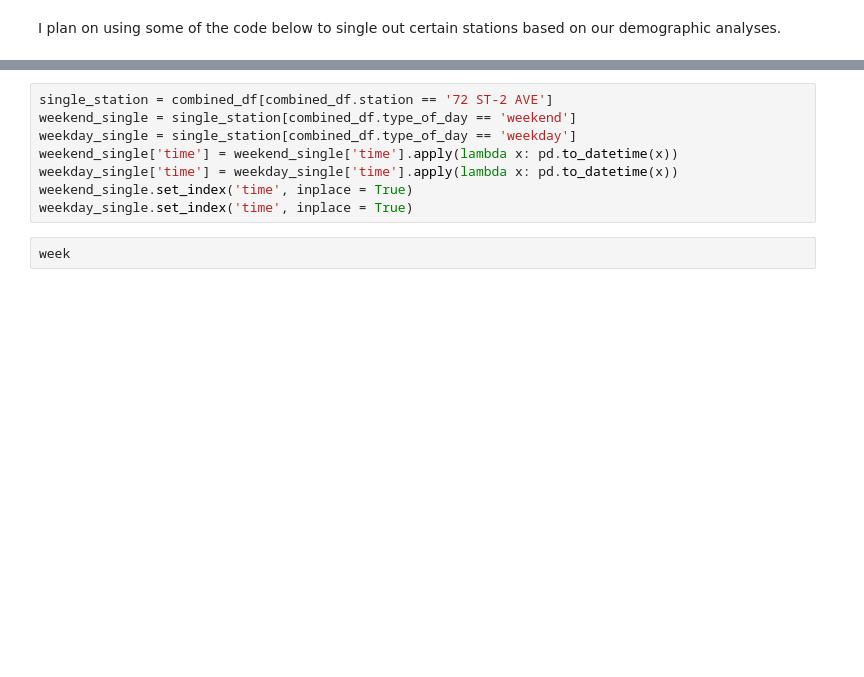
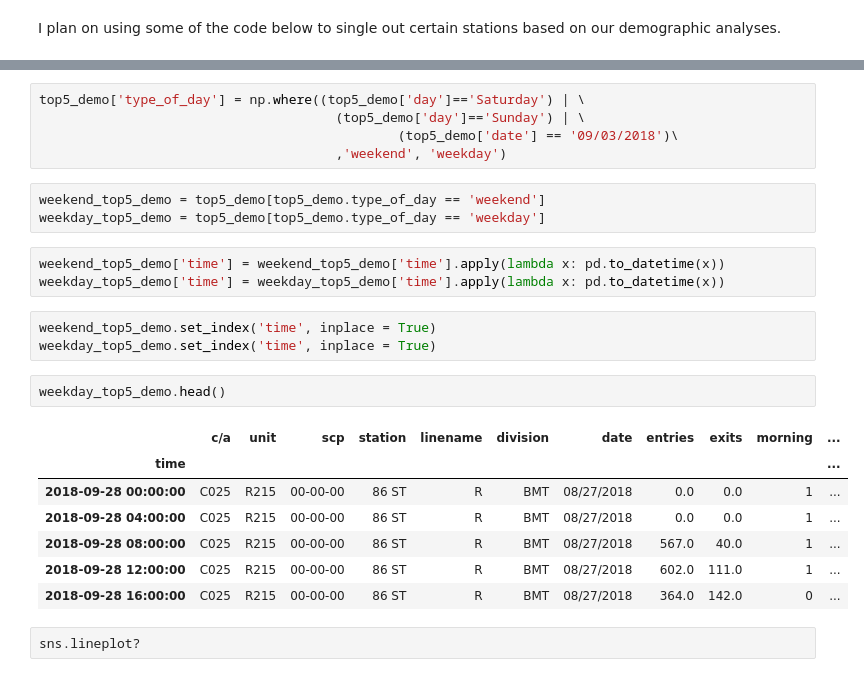
Before and after one commit to DimitriTheoharatos/ProjectBenson, a Jupyter notebook: MTA_EDA_Dimitri-v4.ipynb, the cells around one changed output, grey strips where cells are left out. Saved outputs shown, nothing was run; the diff lists cells and outputs as text; blank space fills up the shorter version.

```diff
--- a/MTA_EDA_Dimitri-v4.ipynb
+++ b/MTA_EDA_Dimitri-v4.ipynb
@@ -806,11 +803,27 @@ I plan on using some of the code below to single out certain stations based on o
+# %%
+top5_demo['type_of_day'] = np.where((top5_demo['day']=='Saturday') | \
+                                      (top5_demo['day']=='Sunday') | \
+                                              (top5_demo['date'] == '09/03/2018')\
+                                      ,'weekend', 'weekday')
+# %%
+weekend_top5_demo = top5_demo[top5_demo.type_of_day == 'weekend']
+weekday_top5_demo = top5_demo[top5_demo.type_of_day == 'weekday']
 # %%
-single_station = combined_df[combined_df.station == '72 ST-2 AVE']
-weekend_single = single_station[combined_df.type_of_day == 'weekend']
-weekday_single = single_station[combined_df.type_of_day == 'weekday']
-weekend_single['time'] = weekend_single['time'].apply(lambda x: pd.to_datetime(x))
-weekday_single['time'] = weekday_single['time'].apply(lambda x: pd.to_datetime(x))
-weekend_single.set_index('time', inplace = True)
-weekday_single.set_index('time', inplace = True)
+weekend_top5_demo['time'] = weekend_top5_demo['time'].apply(lambda x: pd.to_datetime(x))
+weekday_top5_demo['time'] = weekday_top5_demo['time'].apply(lambda x: pd.to_datetime(x))
-# %%
-week
+# %%
+weekend_top5_demo.set_index('time', inplace = True)
+weekday_top5_demo.set_index('time', inplace = True)
+# %%
+weekday_top5_demo.head()
+# %% [output]
+|  | c/a | unit | scp | station | linename | division | date | entries | exits | morning | ... |
+| time |  |  |  |  |  |  |  |  |  |  | ... |
+| 2018-09-28 00:00:00 | C025 | R215 | 00-00-00 | 86 ST | R | BMT | 08/27/2018 | 0.0 | 0.0 | 1 | ... |
+| 2018-09-28 04:00:00 | C025 | R215 | 00-00-00 | 86 ST | R | BMT | 08/27/2018 | 0.0 | 0.0 | 1 | ... |
+| 2018-09-28 08:00:00 | C025 | R215 | 00-00-00 | 86 ST | R | BMT | 08/27/2018 | 567.0 | 40.0 | 1 | ... |
+| 2018-09-28 12:00:00 | C025 | R215 | 00-00-00 | 86 ST | R | BMT | 08/27/2018 | 602.0 | 111.0 | 1 | ... |
+| 2018-09-28 16:00:00 | C025 | R215 | 00-00-00 | 86 ST | R | BMT | 08/27/2018 | 364.0 | 142.0 | 0 | ... |
+# %%
+sns.lineplot?
 # %%
```
Also changed, not shown: parts of 11 cells of this notebook.
